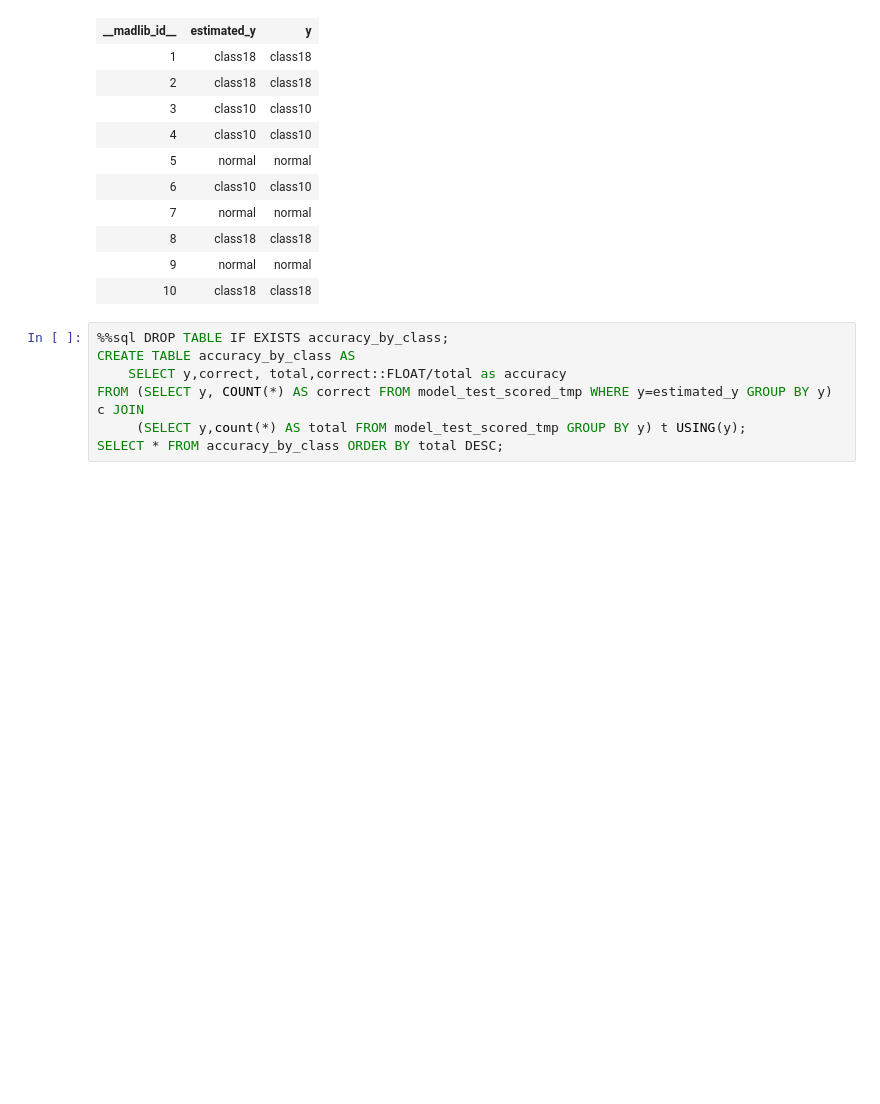
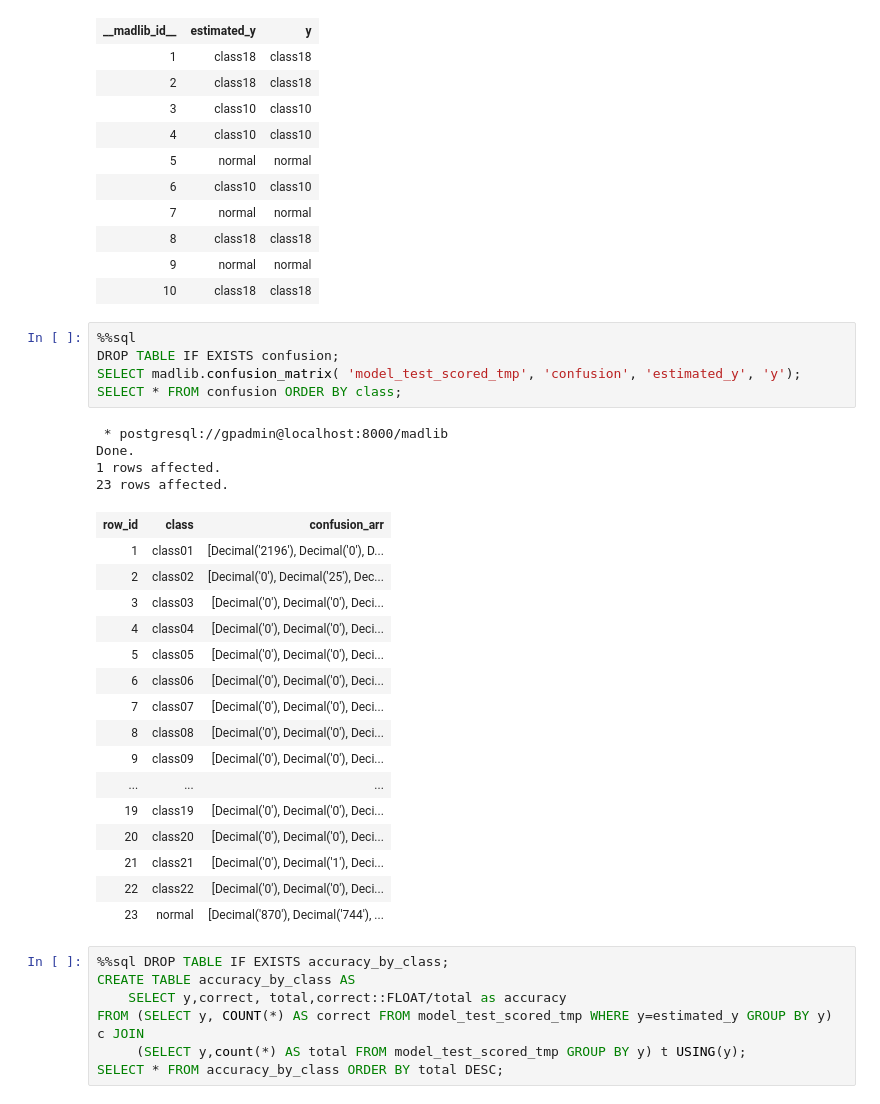
Before and after one commit to reductionista/madlib-site, a Jupyter notebook: community-artifacts/network_anomaly_v3.ipynb, the cells around one changed output. Cells and saved outputs as stored; diff of their text form; blank space fills up the shorter version.

```diff
--- a/community-artifacts/network_anomaly_v3.ipynb
+++ b/community-artifacts/network_anomaly_v3.ipynb
@@ -1980,6 +1486,32 @@ select __madlib_id__, estimated_y, y from model_test_scored_tmp order by __madli
 | 8 | class18 | class18 |
 | 9 | normal | normal |
 | 10 | class18 | class18 |
+# %%
+%%sql
+DROP TABLE IF EXISTS confusion;
+SELECT madlib.confusion_matrix( 'model_test_scored_tmp', 'confusion', 'estimated_y', 'y');
+SELECT * FROM confusion ORDER BY class;
+# %% [output]
+ * postgresql://gpadmin@localhost:8000/madlib
+Done.
+1 rows affected.
+23 rows affected.
+| row_id | class | confusion_arr |
+| 1 | class01 | [Decimal('2196'), Decimal('0'), D... |
+| 2 | class02 | [Decimal('0'), Decimal('25'), Dec... |
+| 3 | class03 | [Decimal('0'), Decimal('0'), Deci... |
+| 4 | class04 | [Decimal('0'), Decimal('0'), Deci... |
+| 5 | class05 | [Decimal('0'), Decimal('0'), Deci... |
+| 6 | class06 | [Decimal('0'), Decimal('0'), Deci... |
+| 7 | class07 | [Decimal('0'), Decimal('0'), Deci... |
+| 8 | class08 | [Decimal('0'), Decimal('0'), Deci... |
+| 9 | class09 | [Decimal('0'), Decimal('0'), Deci... |
+| ... | ... | ... |
+| 19 | class19 | [Decimal('0'), Decimal('0'), Deci... |
+| 20 | class20 | [Decimal('0'), Decimal('0'), Deci... |
+| 21 | class21 | [Decimal('0'), Decimal('1'), Deci... |
+| 22 | class22 | [Decimal('0'), Decimal('0'), Deci... |
+| 23 | normal | [Decimal('870'), Decimal('744'), ... |
 # %%
 %%sql DROP TABLE IF EXISTS accuracy_by_class;
 CREATE TABLE accuracy_by_class AS
```
Also changed, not shown: parts of 65 cells of this notebook.
